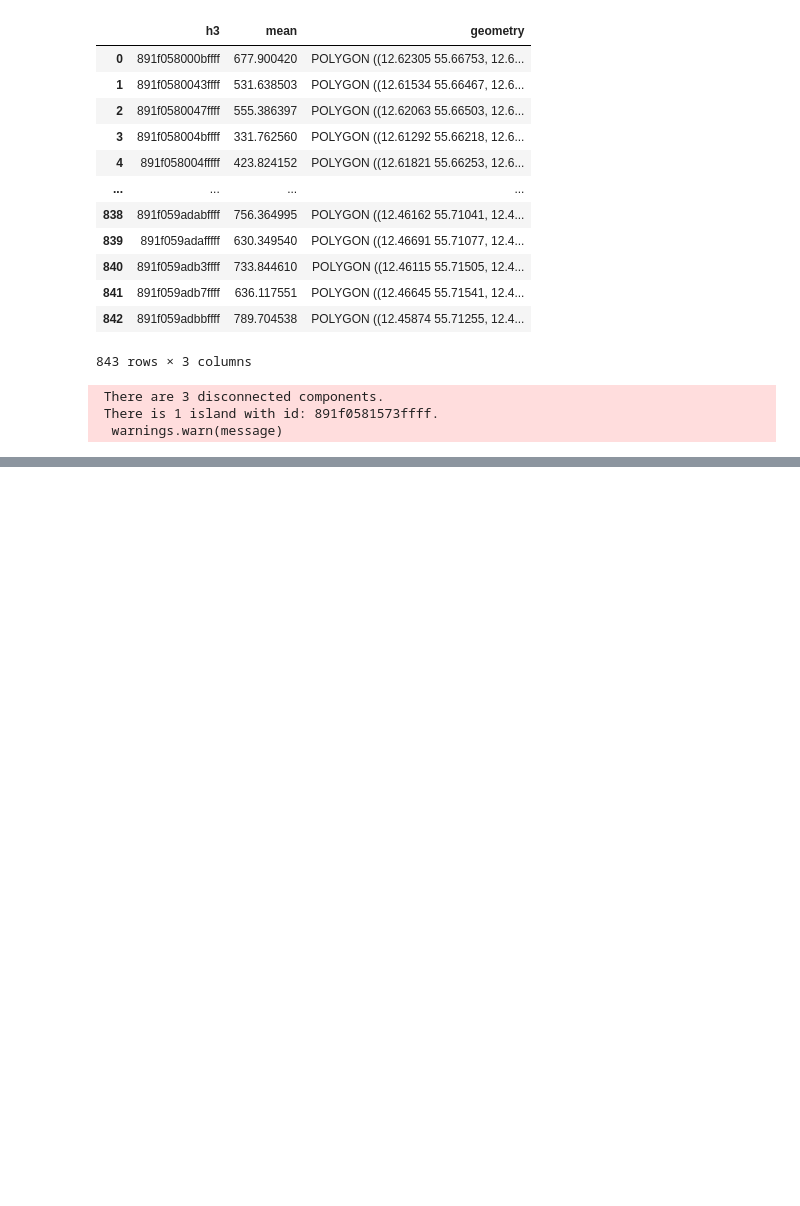
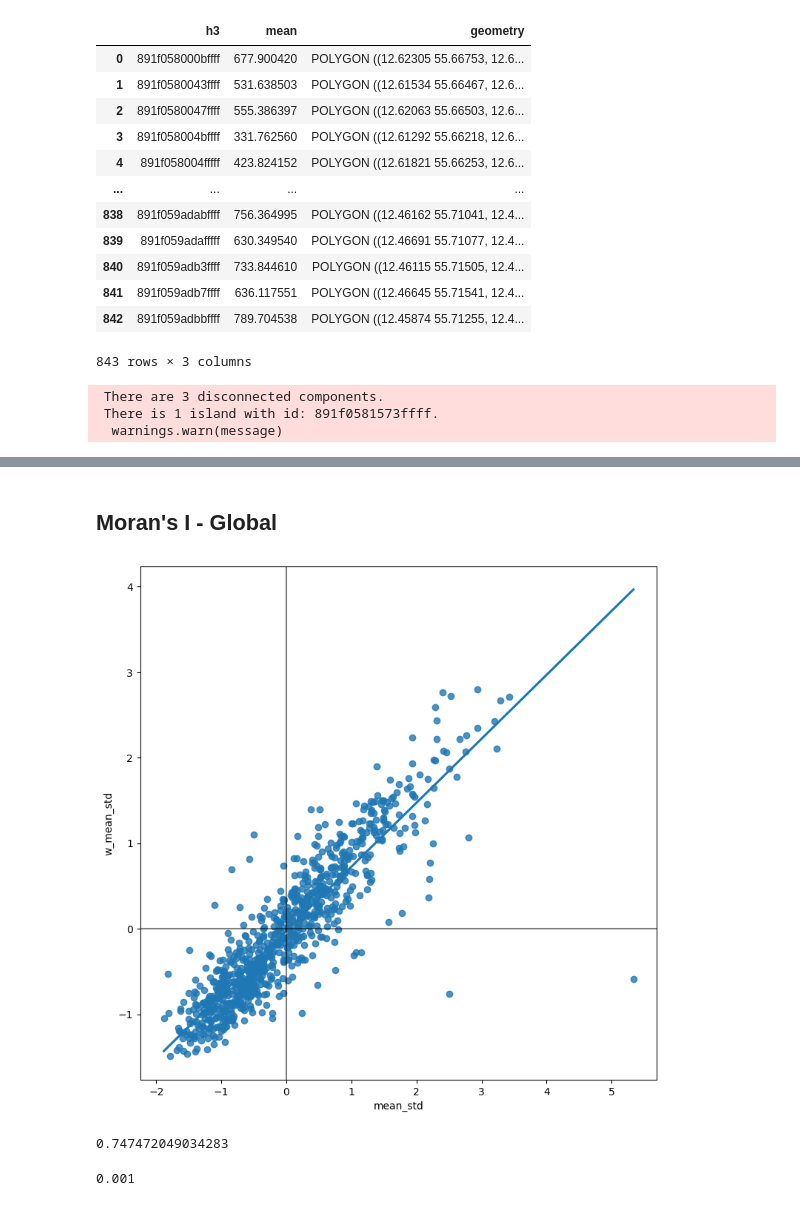
Before and after one commit to MiriamEspinosa/QoL_Copenhagen, a Jupyter notebook: notebooks/clustering.ipynb, the cells around one changed output, grey strips where cells are left out. Drawn from its saved outputs; the diff is of its cells as text; code cells hidden in the pictures; blank space fills up the shorter version.

```diff
--- a/notebooks/clustering.ipynb
+++ b/notebooks/clustering.ipynb
@@ -187,0 +307,27 @@ w = weights.Queen.from_dataframe(gdf, ids="h3")
+# %% [markdown]
+## Moran's I - Global
+# %%
+# Moran plot
+
+# Setup the figure and axis
+f, ax = plt.subplots(1, figsize=(9, 9))
+# Plot values
+sns.regplot(x='mean_std', y='w_mean_std', data=gdf, ci=None) # regression plot from seaborn where we plot the x and y against each other. the ci is the confidence interval
+# Add vertical and horizontal lines
+plt.axvline(0, c='k', alpha=0.5) # divide into four quardrants
+plt.axhline(0, c='k', alpha=0.5) # divide into four quardrants
+# Display
+plt.show()
+# does the plot manually
+# %% [output]
+[figure, added]
+# %%
+mi = esda.Moran(gdf['mean'], w)
+mi.I
+# %% [output]
+0.747472049034283
+# %%
+# p value of Moran's I
+mi.p_sim
+# %% [output]
+0.001
```
Also changed, not shown: parts of 29 cells of this notebook.
